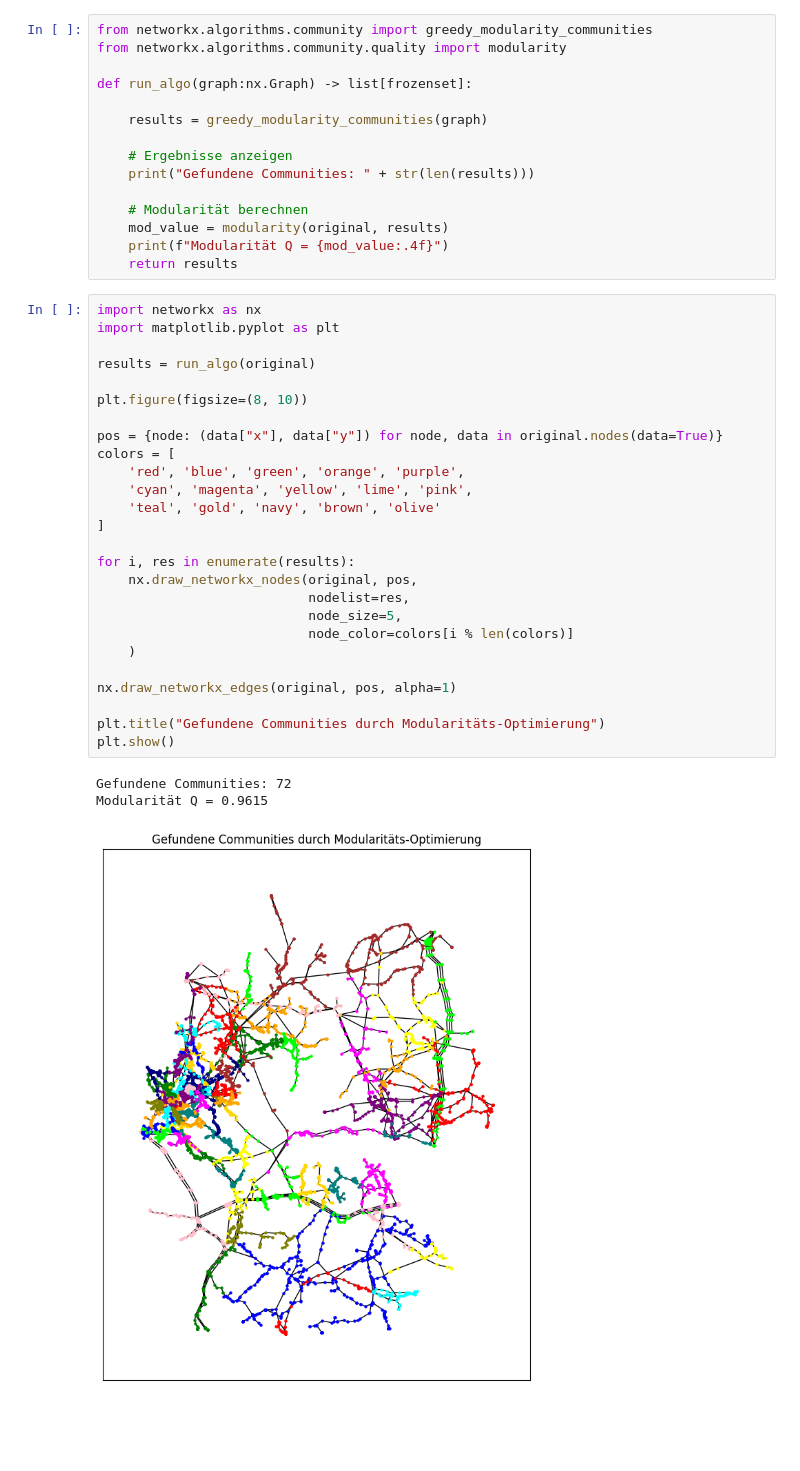
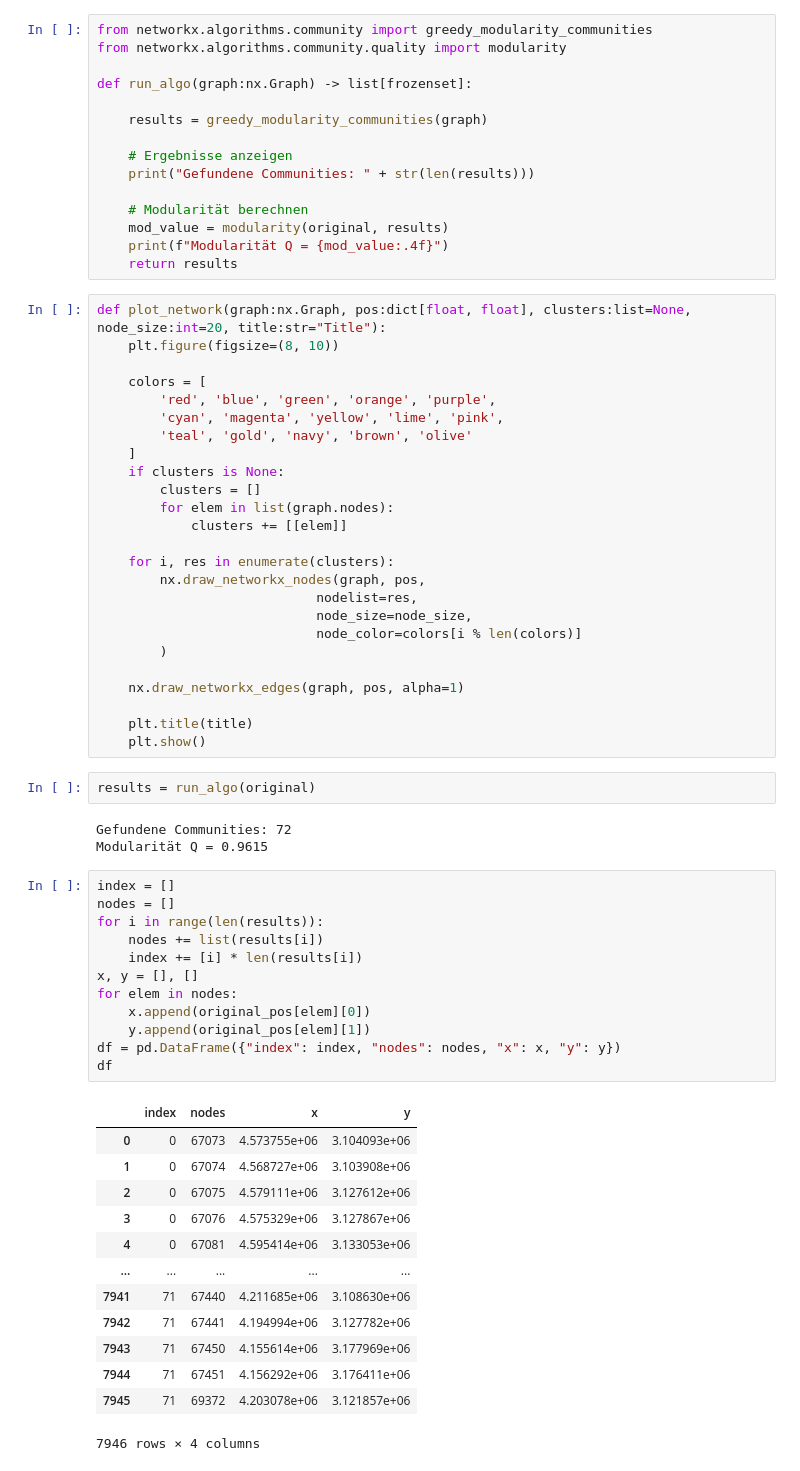
Before and after one commit to hugoschwabe/bachelor-thesis, a Jupyter notebook: benchmark.ipynb, the cells around one changed output. Saved outputs shown, nothing was run; the diff lists cells and outputs as text; blank space fills up the shorter version.

```diff
--- a/benchmark.ipynb
+++ b/benchmark.ipynb
@@ -177,32 +177,58 @@ def run_algo(graph:nx.Graph) -> list[frozenset]:
 	print(f"Modularität Q = {mod_value:.4f}")
 	return results
 # %%
-import networkx as nx
-import matplotlib.pyplot as plt
+def plot_network(graph:nx.Graph, pos:dict[float, float], clusters:list=None, node_size:int=20, title:str="Title"):
+    plt.figure(figsize=(8, 10))
 
-results = run_algo(original)
+    colors = [
+        'red', 'blue', 'green', 'orange', 'purple',
+        'cyan', 'magenta', 'yellow', 'lime', 'pink',
+        'teal', 'gold', 'navy', 'brown', 'olive'
+    ]
+    if clusters is None:
+        clusters = []
+        for elem in list(graph.nodes):
+            clusters += [[elem]]
 
-plt.figure(figsize=(8, 10))
+    for i, res in enumerate(clusters):
+        nx.draw_networkx_nodes(graph, pos,
+                            nodelist=res,
+                            node_size=node_size,
+                            node_color=colors[i % len(colors)]
+        )
 
-pos = {node: (data["x"], data["y"]) for node, data in original.nodes(data=True)}
-colors = [
-    'red', 'blue', 'green', 'orange', 'purple',
-    'cyan', 'magenta', 'yellow', 'lime', 'pink',
-    'teal', 'gold', 'navy', 'brown', 'olive'
-]
+    nx.draw_networkx_edges(graph, pos, alpha=1)
 
-for i, res in enumerate(results):
-    nx.draw_networkx_nodes(original, pos,
-                           nodelist=res,
-                           node_size=5,
-                           node_color=colors[i % len(colors)]
-    )
-
-nx.draw_networkx_edges(original, pos, alpha=1)
-
-plt.title("Gefundene Communities durch Modularitäts-Optimierung")
-plt.show()
+    plt.title(title)
+    plt.show()
-# %% [output]
-Gefundene Communities: 72
-Modularität Q = 0.9615
-[figure, removed]
+# %%
+results = run_algo(original)
+# %% [output]
+Gefundene Communities: 72
+Modularität Q = 0.9615
+# %%
+index = []
+nodes = []
+for i in range(len(results)):
+	nodes += list(results[i])
+	index += [i] * len(results[i])
+x, y = [], []
+for elem in nodes:
+	x.append(original_pos[elem][0])
+	y.append(original_pos[elem][1])
+df = pd.DataFrame({"index": index, "nodes": nodes, "x": x, "y": y})
+df
+# %% [output]
+|  | index | nodes | x | y |
+| 0 | 0 | 67073 | 4.573755e+06 | 3.104093e+06 |
+| 1 | 0 | 67074 | 4.568727e+06 | 3.103908e+06 |
+| 2 | 0 | 67075 | 4.579111e+06 | 3.127612e+06 |
+| 3 | 0 | 67076 | 4.575329e+06 | 3.127867e+06 |
+| 4 | 0 | 67081 | 4.595414e+06 | 3.133053e+06 |
+| ... | ... | ... | ... | ... |
+| 7941 | 71 | 67440 | 4.211685e+06 | 3.108630e+06 |
+| 7942 | 71 | 67441 | 4.194994e+06 | 3.127782e+06 |
+| 7943 | 71 | 67450 | 4.155614e+06 | 3.177969e+06 |
+| 7944 | 71 | 67451 | 4.156292e+06 | 3.176411e+06 |
+| 7945 | 71 | 69372 | 4.203078e+06 | 3.121857e+06 |
+7946 rows × 4 columns
```
Also changed, not shown: parts of 6 cells of this notebook.
